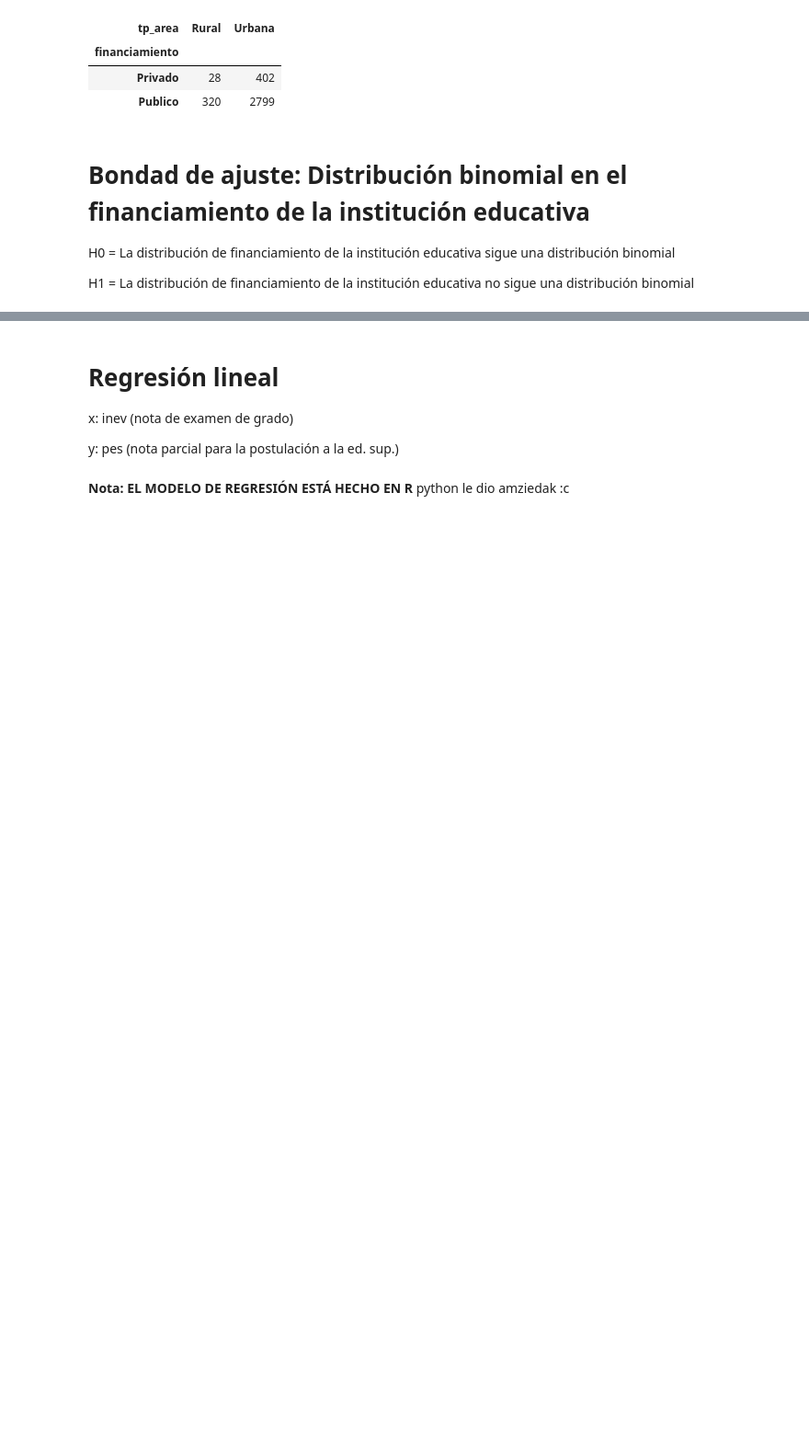
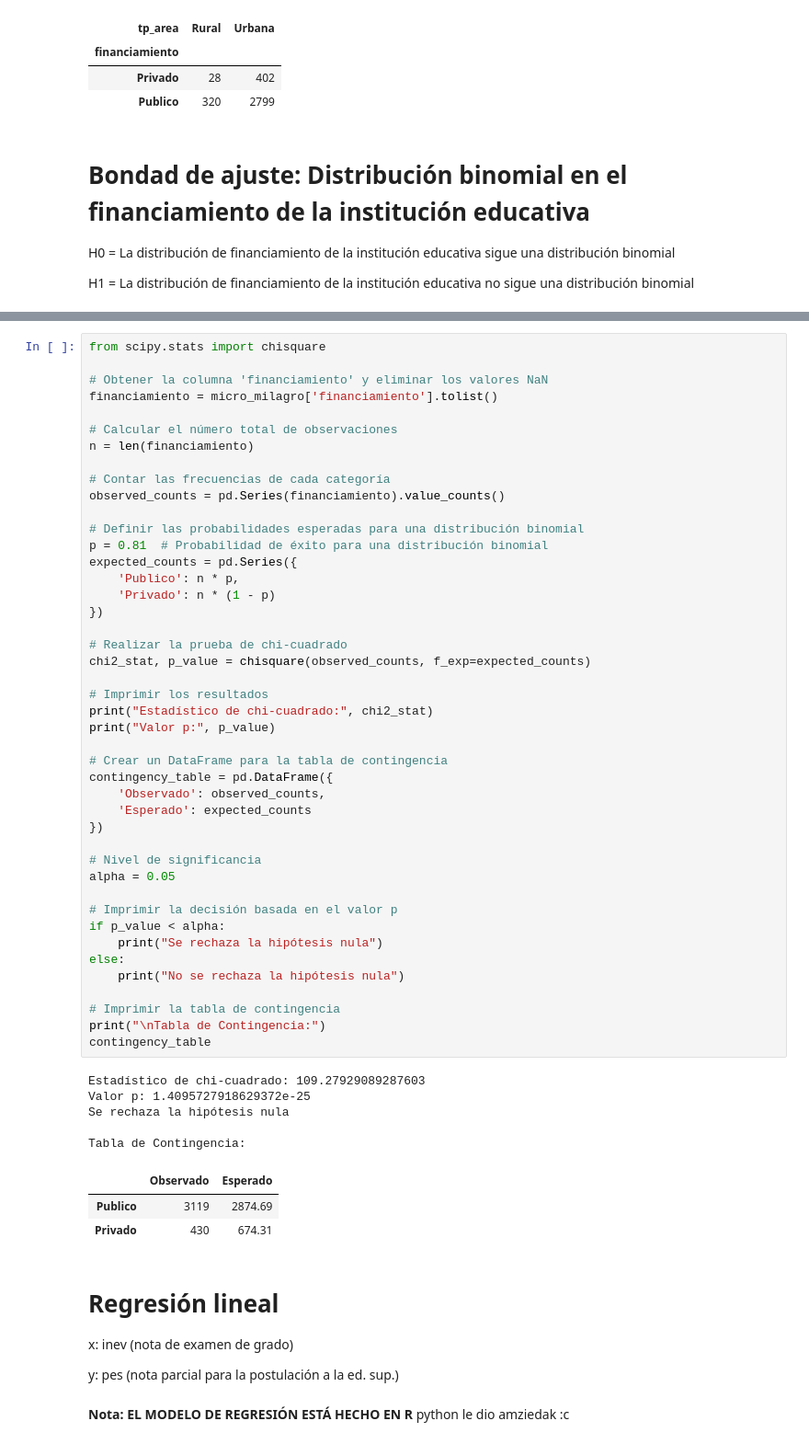
Before and after one commit to BryanEstrada003/Project-2p---Statistics, a Jupyter notebook: analysis.ipynb, the cells around one changed output, grey strips where cells are left out. Shown at 92% size. Cells and saved outputs as stored; diff of their text form; blank space fills up the shorter version.

```diff
--- a/analysis.ipynb
+++ b/analysis.ipynb
@@ -604,3 +551,56 @@ No podemos rechazar la hipótesis nula
+# %%
+from scipy.stats import chisquare
+
+# Obtener la columna 'financiamiento' y eliminar los valores NaN
+financiamiento = micro_milagro['financiamiento'].tolist()
+
+# Calcular el número total de observaciones
+n = len(financiamiento)
+
+# Contar las frecuencias de cada categoría
+observed_counts = pd.Series(financiamiento).value_counts()
+
+# Definir las probabilidades esperadas para una distribución binomial
+p = 0.81  # Probabilidad de éxito para una distribución binomial
+expected_counts = pd.Series({
+    'Publico': n * p,
+    'Privado': n * (1 - p)
+})
+
+# Realizar la prueba de chi-cuadrado
+chi2_stat, p_value = chisquare(observed_counts, f_exp=expected_counts)
+
+# Imprimir los resultados
+print("Estadístico de chi-cuadrado:", chi2_stat)
+print("Valor p:", p_value)
+
+# Crear un DataFrame para la tabla de contingencia
+contingency_table = pd.DataFrame({
+    'Observado': observed_counts,
+    'Esperado': expected_counts
+})
+
+# Nivel de significancia
+alpha = 0.05
+
+# Imprimir la decisión basada en el valor p
+if p_value < alpha:
+    print("Se rechaza la hipótesis nula")
+else:
+    print("No se rechaza la hipótesis nula")
+
+# Imprimir la tabla de contingencia
+print("\nTabla de Contingencia:")
+contingency_table
+# %% [output]
+Estadístico de chi-cuadrado: 109.27929089287603
+Valor p: 1.4095727918629372e-25
+Se rechaza la hipótesis nula
+
+Tabla de Contingencia:
+|  | Observado | Esperado |
+| Publico | 3119 | 2874.69 |
+| Privado | 430 | 674.31 |
 # %% [markdown]
 # Regresión lineal
 
```
Also changed, not shown: parts of 1 cell of this notebook.
